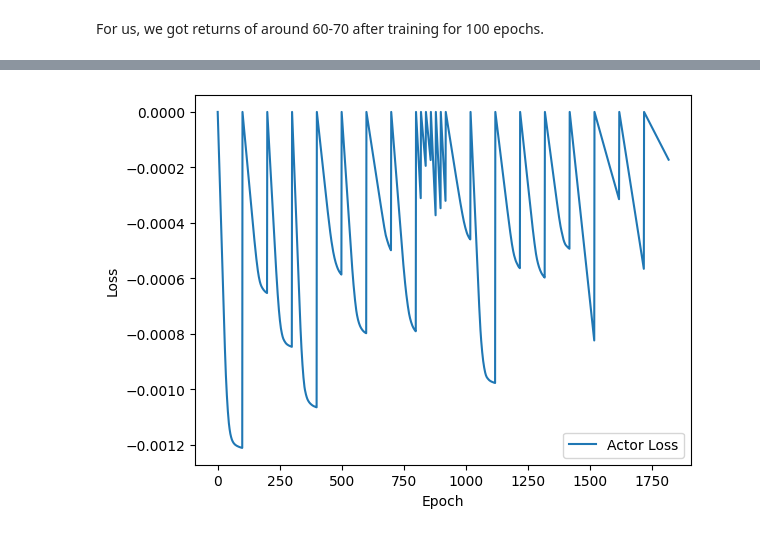
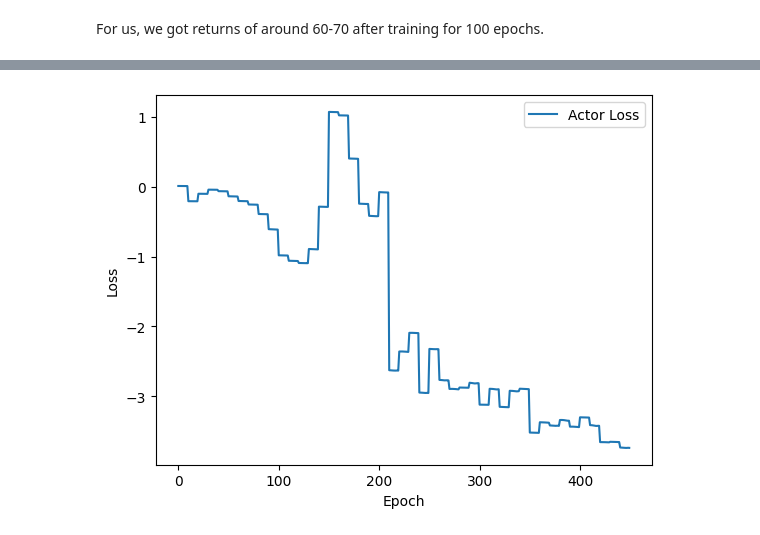
Before and after one commit to wz-ml/MetaDrive-Tutorials, a Jupyter notebook: PPO/ppo_solution.ipynb, the cells around one changed output, grey strips where cells are left out. Drawn from its saved outputs; the diff is of its cells as text; code cells hidden in the pictures.

Commit message:
finally got ppo to work at a similar / better level than policy gradient

```diff
--- a/PPO/ppo_solution.ipynb
+++ b/PPO/ppo_solution.ipynb
@@ -178,12 +176,9 @@ def compute_ppo_loss(
     # configuration options
     config: PPOConfig
 ) -> torch.Tensor:
+    # the likelihood ratio (used to penalize divergence from the old policy)
     # in (Batch,)
-    pi_theta_given_st_at = torch.exp(pi_theta_given_st.log_prob(a_t))
-    pi_thetak_given_st_at = torch.exp(pi_thetak_given_st.log_prob(a_t))
-
-    # the likelihood ratio (used to penalize divergence from the old policy)
-    likelihood_ratio = pi_theta_given_st_at / pi_thetak_given_st_at
+    likelihood_ratio = torch.exp(pi_theta_given_st.log_prob(a_t) - pi_thetak_given_st.log_prob(a_t))
 
     # in (Batch,)
     ppo_loss_per_example = -torch.minimum(
@@ -246,12 +259,12 @@ def train_ppo(
     # in (Batch,)
     advantage_batch_tensor = torch.tensor(advantage_batch, device=device)
 
-    # normalize advantage if it's too small
-    # we do this because in the beginning, the advantages are typically tiny (on the order of 1e-3)
-    # this means that ppo will not converge, even with 50 iterations.
-    # however, later, once we have a good policy, the advantages are on the order of 1e1, and it will converge
-    # therefore, we should normalize so that we have a good learning rate early on
-    advantage_batch_tensor = (advantage_batch_tensor - advantage_batch_tensor.mean()) / advantage_batch_tensor.std()
+    # # normalize advantage if it's too small
+    # # we do this because in the beginning, the advantages are typically tiny (on the order of 1e-3)
+    # # this means that ppo will not converge, even with 50 iterations.
+    # # however, later, once we have a good policy, the advantages are on the order of 1e1, and it will converge
+    # # therefore, we should normalize so that we have a good learning rate early on
+    # advantage_batch_tensor = (advantage_batch_tensor - advantage_batch_tensor.mean()) / advantage_batch_tensor.std()
 
     # train critic
     critic_optimizer.zero_grad()
@@ -304,11 +317,19 @@ import inspect
 import metadrive.envs.base_env
 logging.getLogger(inspect.getfile(metadrive.envs.base_env)).setLevel(logging.WARNING)
 # %%
+def set_lr(optimizer: torch.optim.Optimizer, lr: float) -> None:
+    for param_group in optimizer.param_groups:
+        param_group['lr'] = lr
+
+
 device = torch.device("cuda" if torch.cuda.is_available() else "cpu")
 
 actor  = Actor().to(device)
 critic = Critic().to(device)
 
+actor_optimizer = torch.optim.Adam(actor.parameters())
+critic_optimizer = torch.optim.Adam(critic.parameters())
+
 step = 0
 returns = []
 actor_losses = []
@@ -318,16 +339,16 @@ The training:
 # %%
 env = gym.make("MetaDrive-topdown", config={"use_render": False, "horizon": 300, "num_scenarios": 100})
 # %%
-actor_optimizer = torch.optim.SGD(actor.parameters(), lr=1e-4)
+set_lr(actor_optimizer, 1e-5)
 # the critic has to learn faster than the actor
-critic_optimizer = torch.optim.Adam(critic.parameters(), lr=3e-3)
+set_lr(critic_optimizer, 3e-3)
 
-TRAIN_EPOCHS = 100
+TRAIN_EPOCHS = 200
 EPISODES_PER_BATCH = 32
 GAMMA = 0.80
 CONFIG = PPOConfig(
-    ppo_eps=0.07,
-    ppo_grad_descent_steps=100,
+    ppo_eps=0.1,
+    ppo_grad_descent_steps=10,
 )
 
 # Train
@@ -429,12 +463,12 @@ plt.show()
 # %%
 # plot actor losses
-plt.plot(actor_losses[4000:], label="Actor Loss")
+plt.plot(actor_losses[:], label="Actor Loss")
 plt.xlabel("Epoch")
 plt.ylabel("Loss")
 plt.legend()
 plt.show()
 # %% [output]
-[figure, old version]
+[figure, new version]
 # %%
 # plot critic losses
 plt.plot(critic_losses, label="Critic Loss")
```
Also changed, not shown: parts of 12 cells of this notebook, 1 other file.
